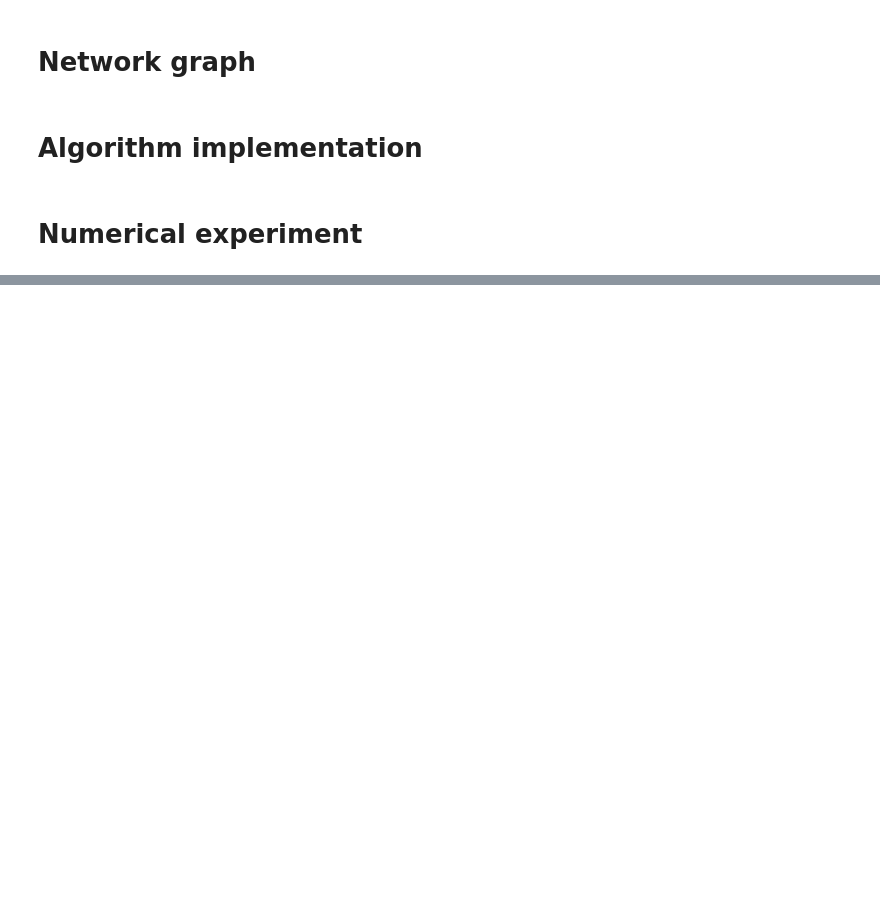
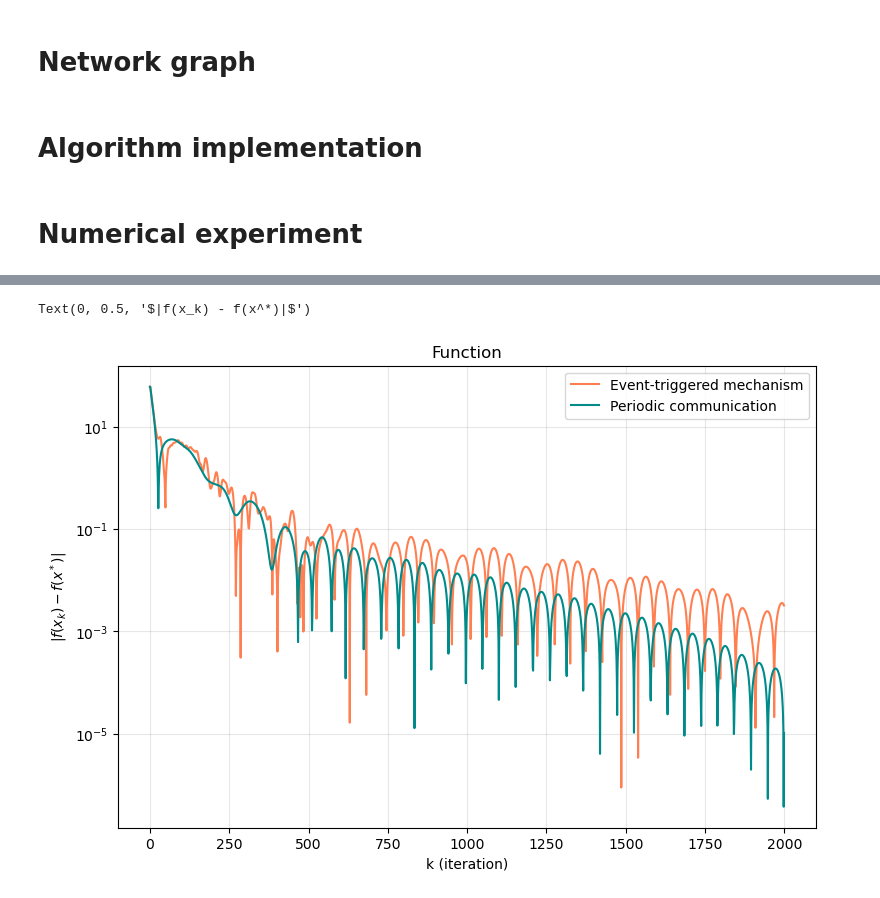
Before and after one commit to kisnikser/Decentralized-Optimization, a Jupyter notebook: huang.ipynb, the cells around one changed output, grey strips where cells are left out. Saved outputs shown, nothing was run; the diff lists cells and outputs as text; code cells hidden in the pictures; blank space fills up the shorter version.

```diff
--- a/huang.ipynb
+++ b/huang.ipynb
@@ -316,0 +466,6 @@ Text(0, 0.5, '$|f(x_k) - f(x^*)|$')
+# %%
+def f_i(i, x_i):
+    return x_i @ R_array[i] @ x_i + r_array[i] @ x_i
+
+def h_i(i, x_i):
+    return B_stack_matrix[i] @ x_i - 1/K * b_e
@@ -316,0 +478,8 @@ Text(0, 0.5, '$|f(x_k) - f(x^*)|$')
+# %%
+def f(x):
+    x_array = parse(x)
+    return np.array([f_i(i, x_array[i]) for i in range(N)]).sum()
+
+def h(x):
+    x_array = parse(x)
+    return np.array([h_i(i, x_array[i]) for i in range(N)]).sum(axis=1)
@@ -316,0 +576,16 @@ Text(0, 0.5, '$|f(x_k) - f(x^*)|$')
+# %%
+plt.figure(figsize=(9, 6))
+
+plt.plot(range(w_i_ET.shape[0]), [abs(f(w_i_ET[k]) - f(w_opt)) for k in range(w_i_ET.shape[0])], color = 'coral', label="Event-triggered mechanism")
+plt.plot(range(w_i_P.shape[0]), [abs(f(w_i_P[k]) - f(w_opt)) for k in range(w_i_P.shape[0])], color = 'darkcyan', label="Periodic communication")
+
+#plt.xlim(0, 100)
+plt.legend()
+plt.grid(alpha = 0.3)
+plt.yscale('log')
+plt.title("Function")
+plt.xlabel("k (iteration)")
+plt.ylabel("$|f(x_k) - f(x^*)|$")
+# %% [output]
+Text(0, 0.5, '$|f(x_k) - f(x^*)|$')
+[figure, added]
```
Also changed, not shown: parts of 39 cells of this notebook, 1 other file.
